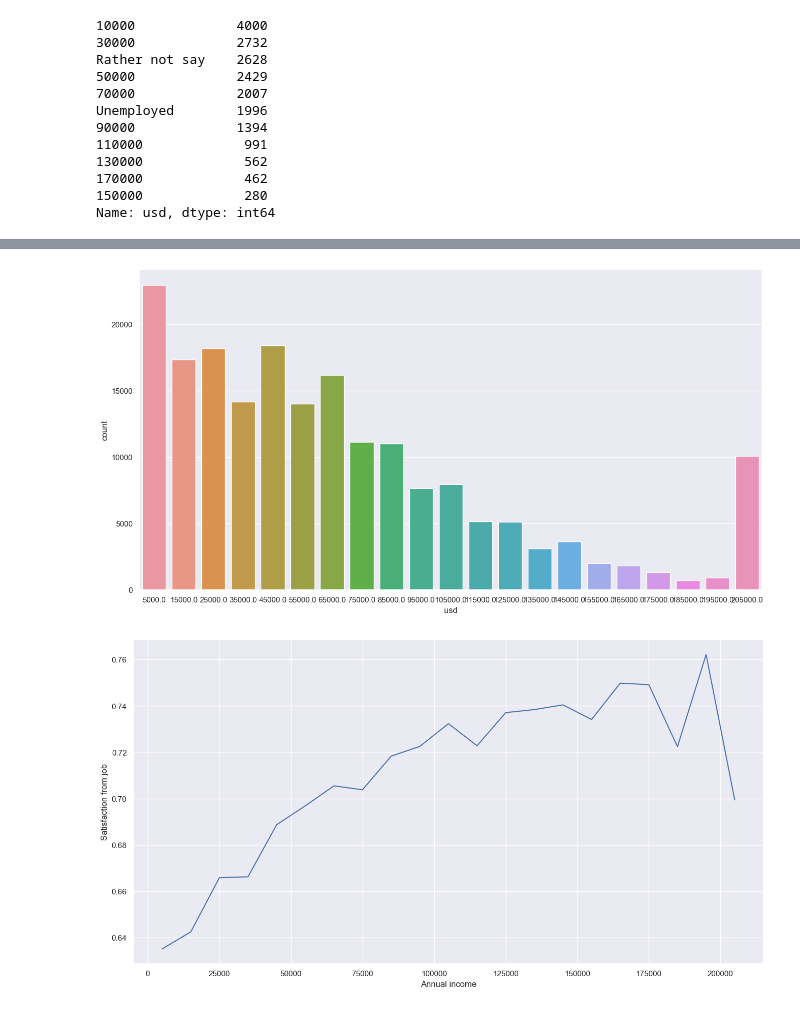
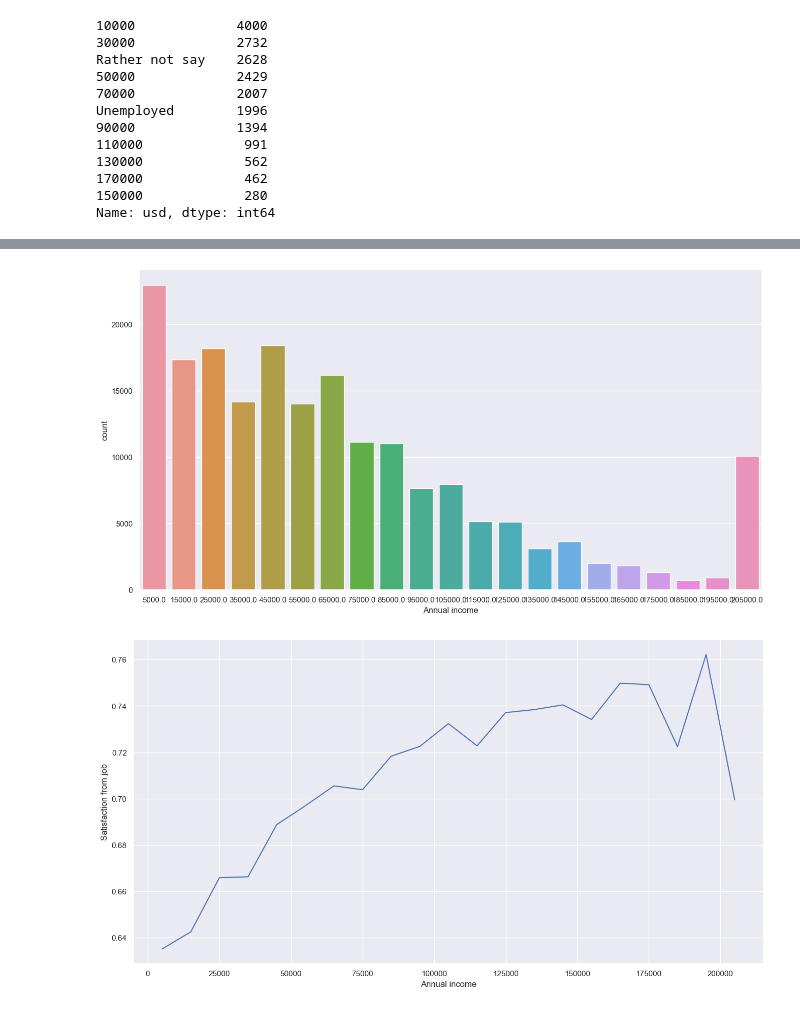
Before and after one commit to Abra-web/data_madness_2023, a Jupyter notebook: src/satisfaction.ipynb, the cells around one changed output, grey strips where cells are left out. Saved outputs shown, nothing was run; the diff lists cells and outputs as text; code cells hidden in the pictures.

Commit message:
satisfaction done

```diff
--- a/src/satisfaction.ipynb
+++ b/src/satisfaction.ipynb
@@ -222,16 +233,10 @@ def plot_sat(df):
     sns.countplot(
     x='sat',
     data=df.sort_values('sat'),
-)
+).set(xlabel='Satisfaction from job')
     plt.show()
 
 #Explore data
 sns.set(rc={'figure.figsize':(16,8.27)})
 for df in df_group:
     plot_sat(df)
-
-# To see if the annual income influences that, we need to remap the values of satisfaction to a 0-1 scale
-# Where 1 means you love your job, and 0 meaning you hate it
-for df in df_group:
-    print(df.sat.value_counts())
-    print("----------------------")
@@ -634,24 +606,24 @@ plot_stuff(all_in_one[0])
 # %%
-#all years together
+# All years together
 # Now lets get the mean satisfaction level per annual income for all years in one plot
 
 def plot_stuff(df):
     sns.lineplot(data=df,x='usd',y='sat',sort=True).set(xlabel= "Annual income",ylabel = "Satisfaction from job")
     plt.show()
 def plot_counts_of_values(df):
-    sns.countplot(data=df,x='usd')
+    sns.countplot(data=df,x='usd').set(xlabel='Annual income')
     plt.show()
 all_in_one=pd.DataFrame(columns=['usd','sat','year'])
 for df in df_group:
     all_in_one = pd.concat([all_in_one,df],ignore_index=True)
 #print(all_in_one)
 all_in_one.usd = pd.to_numeric(all_in_one.usd)
-# Lets make sure they have the same range of values
+# Let's make sure they have the same range of values
 remap_incomes(all_in_one)
 grouped = all_in_one.groupby(['usd']).mean().reset_index()
 grouped.usd = pd.to_numeric(grouped.usd)
 plot_counts_of_values(all_in_one)
 plot_stuff(grouped)
 # %% [output]
-[figure, old version]
+[figure, new version]
 [figure]
```
Also changed, not shown: parts of 33 cells of this notebook, 2 other files.
